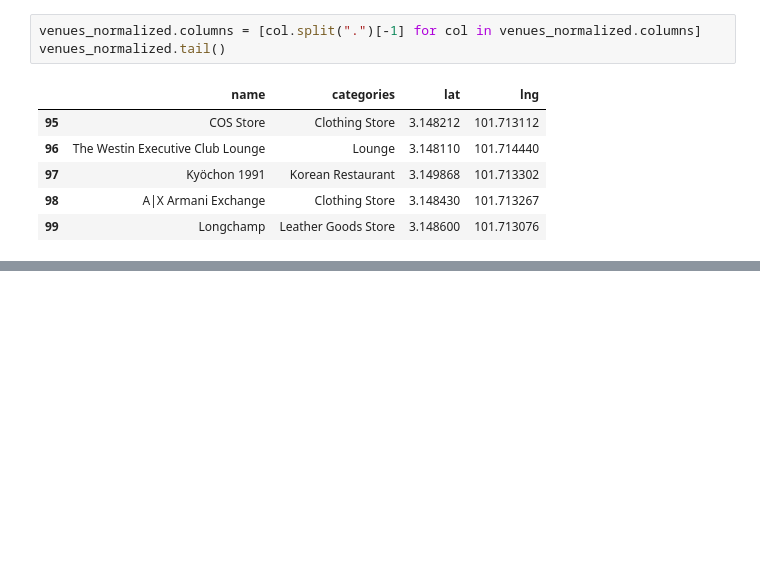
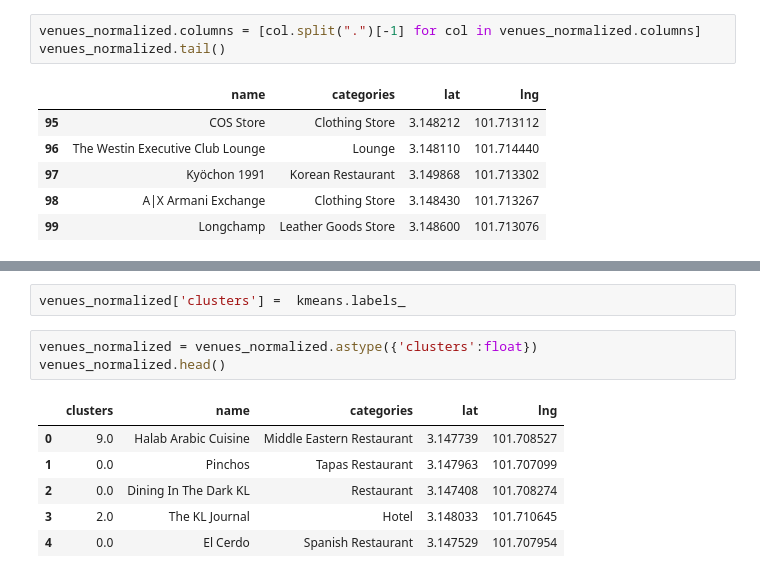
Before and after one commit to Maen1/Coursera_Capstone, a Jupyter notebook: kuala-lumpur.ipynb, the cells around one changed output, grey strips where cells are left out. Drawn from its saved outputs; the diff is of its cells as text; blank space fills up the shorter version.

```diff
--- a/kuala-lumpur.ipynb
+++ b/kuala-lumpur.ipynb
@@ -180,0 +214,12 @@ venues_normalized.groupby('categories').count()
+# %%
+venues_normalized['clusters'] =  kmeans.labels_
+# %%
+venues_normalized = venues_normalized.astype({'clusters':float})
+venues_normalized.head()
+# %% [output]
+|  | clusters | name | categories | lat | lng |
+| 0 | 9.0 | Halab Arabic Cuisine | Middle Eastern Restaurant | 3.147739 | 101.708527 |
+| 1 | 0.0 | Pinchos | Tapas Restaurant | 3.147963 | 101.707099 |
+| 2 | 0.0 | Dining In The Dark KL | Restaurant | 3.147408 | 101.708274 |
+| 3 | 2.0 | The KL Journal | Hotel | 3.148033 | 101.710645 |
+| 4 | 0.0 | El Cerdo | Spanish Restaurant | 3.147529 | 101.707954 |
```
Also changed, not shown: parts of 10 cells of this notebook.
